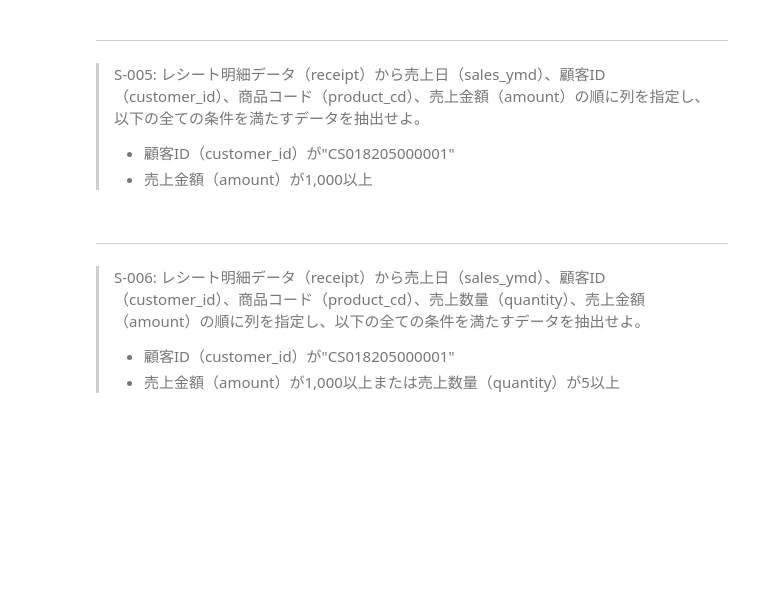
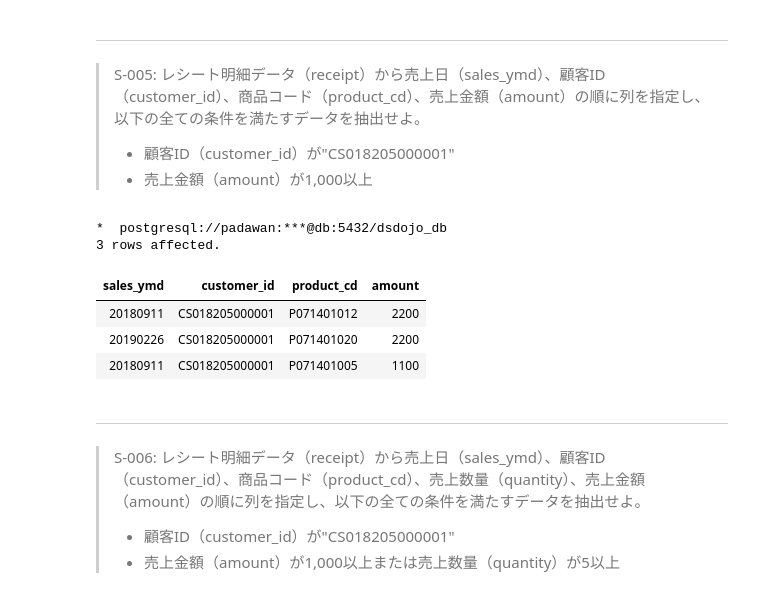
Before and after one commit to The-Japan-DataScientist-Society/100knocks-preprocess, a Jupyter notebook: docker/work/preprocess_knock_SQL.ipynb, the cells around one changed output. Drawn from its saved outputs; the diff is of its cells as text; code cells hidden in the pictures; blank space fills up the shorter version.

```diff
--- a/docker/work/preprocess_knock_SQL.ipynb
+++ b/docker/work/preprocess_knock_SQL.ipynb
@@ -178,3 +176,28 @@ WHERE
+# %%
+%%sql
+SELECT
+    sales_ymd,
+    customer_id,
+    product_cd,
+    amount
+FROM
+    receipt
+WHERE
+    customer_id
+    =
+    'CS018205000001'
+    AND
+    amount
+    >=
+    '1000'
+;
+# %% [output]
+*  postgresql://padawan:***@db:5432/dsdojo_db
+3 rows affected.
+| sales_ymd | customer_id | product_cd | amount |
+| 20180911 | CS018205000001 | P071401012 | 2200 |
+| 20190226 | CS018205000001 | P071401020 | 2200 |
+| 20180911 | CS018205000001 | P071401005 | 1100 |
 # %% [markdown]
 ---
 > S-006: レシート明細データ（receipt）から売上日（sales_ymd）、顧客ID（customer_id）、商品コード（product_cd）、売上数量（quantity）、売上金額（amount）の順に列を指定し、以下の全ての条件を満たすデータを抽出せよ。
```
Also changed, not shown: parts of 1 cell of this notebook.
